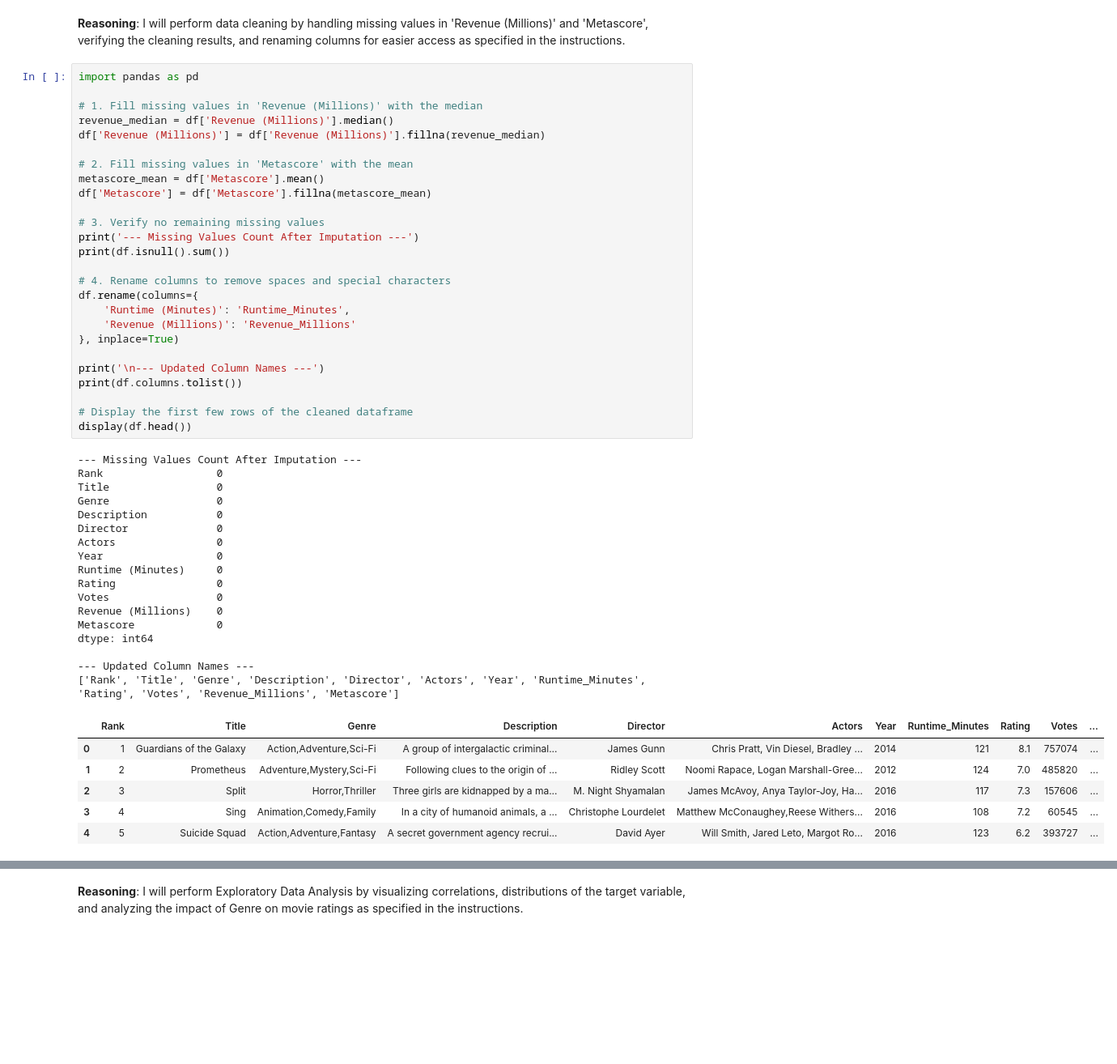
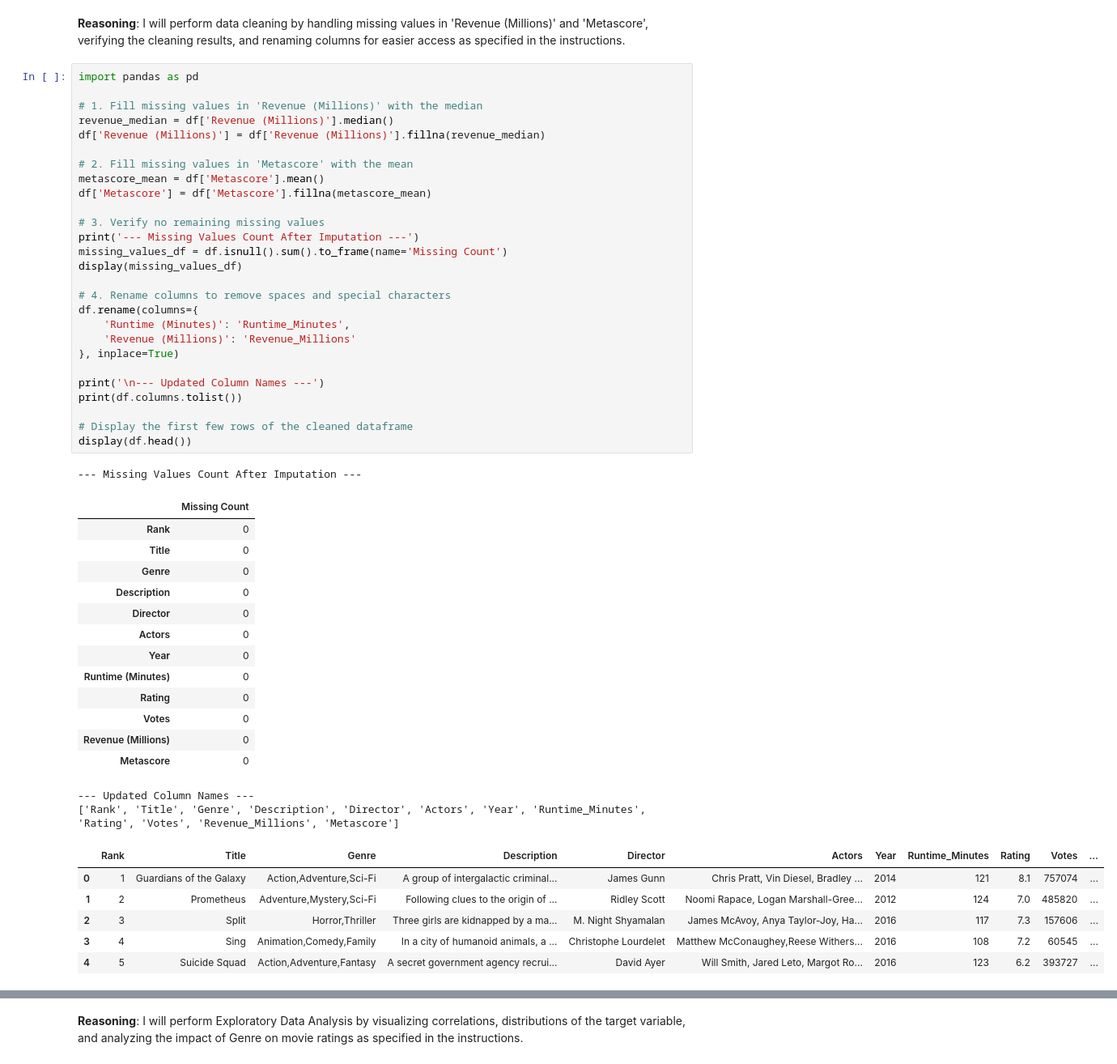
Before and after one commit to s6604053620019-a11y/colab, a Jupyter notebook: IMDB.ipynb, the cells around one changed output, grey strips where cells are left out. Shown at 81% size. Drawn from its saved outputs; the diff is of its cells as text; blank space fills up the shorter version.

```diff
--- a/IMDB.ipynb
+++ b/IMDB.ipynb
@@ -75,53 +80,53 @@ I will perform data cleaning by handling missing values in 'Revenue (Millions)'
 # %%
 import pandas as pd
 
 # 1. Fill missing values in 'Revenue (Millions)' with the median
 revenue_median = df['Revenue (Millions)'].median()
 df['Revenue (Millions)'] = df['Revenue (Millions)'].fillna(revenue_median)
 
 # 2. Fill missing values in 'Metascore' with the mean
 metascore_mean = df['Metascore'].mean()
 df['Metascore'] = df['Metascore'].fillna(metascore_mean)
 
 # 3. Verify no remaining missing values
 print('--- Missing Values Count After Imputation ---')
-print(df.isnull().sum())
+missing_values_df = df.isnull().sum().to_frame(name='Missing Count')
+display(missing_values_df)
 
 # 4. Rename columns to remove spaces and special characters
 df.rename(columns={
     'Runtime (Minutes)': 'Runtime_Minutes',
     'Revenue (Millions)': 'Revenue_Millions'
 }, inplace=True)
 
 print('\n--- Updated Column Names ---')
 print(df.columns.tolist())
 
 # Display the first few rows of the cleaned dataframe
 display(df.head())
 # %% [output]
 --- Missing Values Count After Imputation ---
-Rank                  0
-Title                 0
-Genre                 0
-Description           0
-Director              0
-Actors                0
-Year                  0
-Runtime (Minutes)     0
-Rating                0
-Votes                 0
-Revenue (Millions)    0
-Metascore             0
-dtype: int64
-
---- Updated Column Names ---
-['Rank', 'Title', 'Genre', 'Description', 'Director', 'Actors', 'Year', 'Runtime_Minutes', 'Rating', 'Votes', 'Revenue_Millions', 'Metascore']
-|  | Rank | Title | Genre | Description | Director | Actors | Year | Runtime_Minutes | Rating | Votes | ... |
-| 0 | 1 | Guardians of the Galaxy | Action,Adventure,Sci-Fi | A group of intergalactic criminal... | James Gunn | Chris Pratt, Vin Diesel, Bradley ... | 2014 | 121 | 8.1 | 757074 | ... |
-| 1 | 2 | Prometheus | Adventure,Mystery,Sci-Fi | Following clues to the origin of ... | Ridley Scott | Noomi Rapace, Logan Marshall-Gree... | 2012 | 124 | 7.0 | 485820 | ... |
-| 2 | 3 | Split | Horror,Thriller | Three girls are kidnapped by a ma... | M. Night Shyamalan | James McAvoy, Anya Taylor-Joy, Ha... | 2016 | 117 | 7.3 | 157606 | ... |
-| 3 | 4 | Sing | Animation,Comedy,Family | In a city of humanoid animals, a ... | Christophe Lourdelet | Matthew McConaughey,Reese Withers... | 2016 | 108 | 7.2 | 60545 | ... |
-| 4 | 5 | Suicide Squad | Action,Adventure,Fantasy | A secret government agency recrui... | David Ayer | Will Smith, Jared Leto, Margot Ro... | 2016 | 123 | 6.2 | 393727 | ... |
+|  | Missing Count |
+| Rank | 0 |
+| Title | 0 |
+| Genre | 0 |
+| Description | 0 |
+| Director | 0 |
+| Actors | 0 |
+| Year | 0 |
+| Runtime (Minutes) | 0 |
+| Rating | 0 |
+| Votes | 0 |
+| Revenue (Millions) | 0 |
+| Metascore | 0 |
+--- Updated Column Names ---
+['Rank', 'Title', 'Genre', 'Description', 'Director', 'Actors', 'Year', 'Runtime_Minutes', 'Rating', 'Votes', 'Revenue_Millions', 'Metascore']
+|  | Rank | Title | Genre | Description | Director | Actors | Year | Runtime_Minutes | Rating | Votes | ... |
+| 0 | 1 | Guardians of the Galaxy | Action,Adventure,Sci-Fi | A group of intergalactic criminal... | James Gunn | Chris Pratt, Vin Diesel, Bradley ... | 2014 | 121 | 8.1 | 757074 | ... |
+| 1 | 2 | Prometheus | Adventure,Mystery,Sci-Fi | Following clues to the origin of ... | Ridley Scott | Noomi Rapace, Logan Marshall-Gree... | 2012 | 124 | 7.0 | 485820 | ... |
+| 2 | 3 | Split | Horror,Thriller | Three girls are kidnapped by a ma... | M. Night Shyamalan | James McAvoy, Anya Taylor-Joy, Ha... | 2016 | 117 | 7.3 | 157606 | ... |
+| 3 | 4 | Sing | Animation,Comedy,Family | In a city of humanoid animals, a ... | Christophe Lourdelet | Matthew McConaughey,Reese Withers... | 2016 | 108 | 7.2 | 60545 | ... |
+| 4 | 5 | Suicide Squad | Action,Adventure,Fantasy | A secret government agency recrui... | David Ayer | Will Smith, Jared Leto, Margot Ro... | 2016 | 123 | 6.2 | 393727 | ... |
 # %% [markdown]
 ## Exploratory Data Analysis (EDA)
 
```
Also changed, not shown: parts of 12 cells of this notebook.
